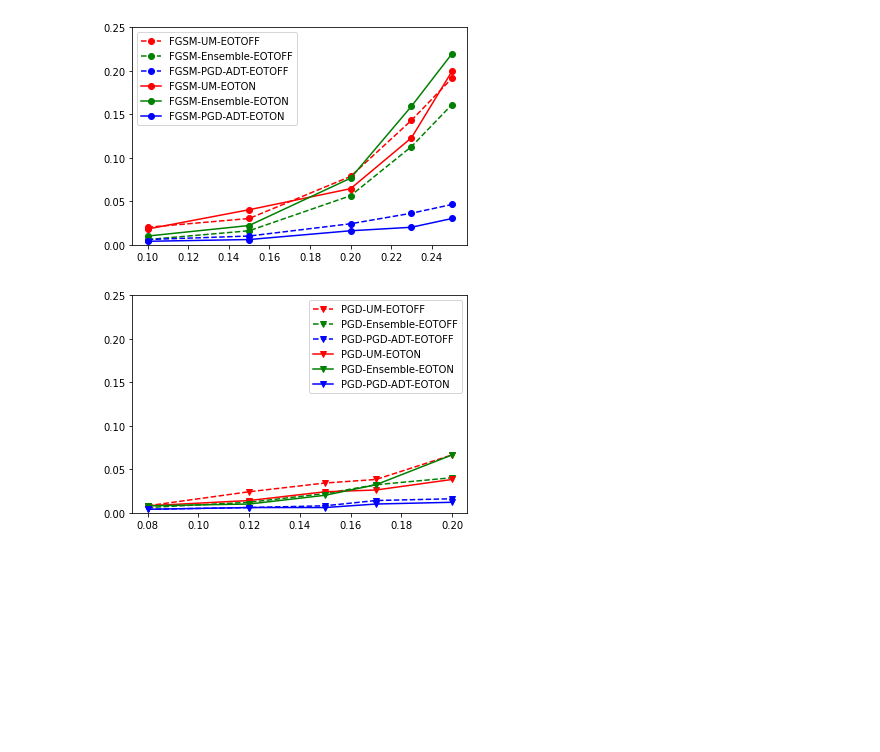
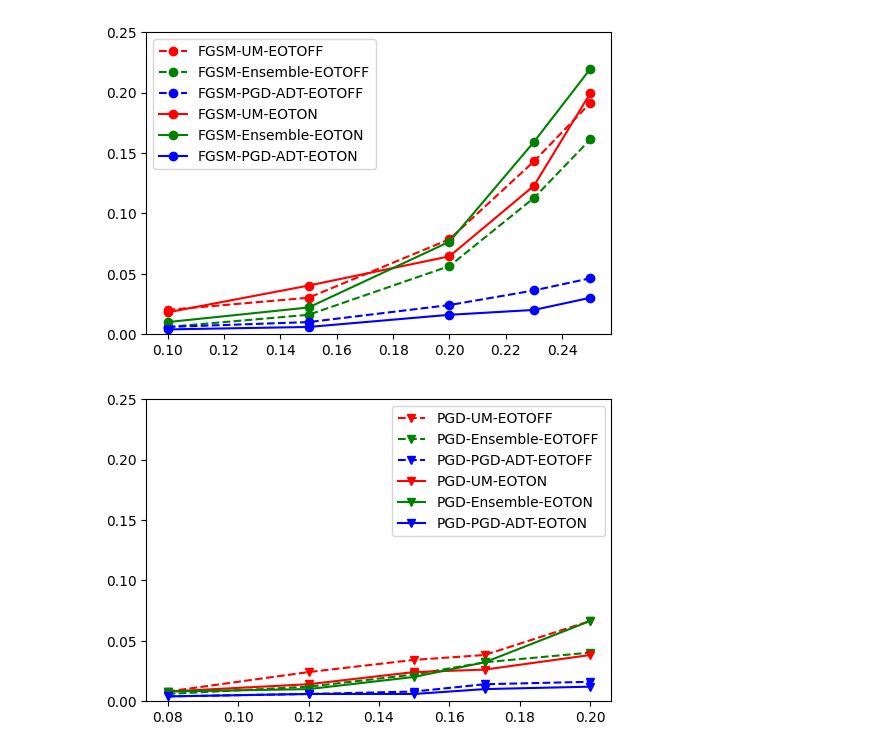
Before and after one commit to Arleycht/project-athena, a Jupyter notebook: Task2_update/ResultGraph.ipynb, the cells around one changed output. Saved outputs shown, nothing was run; the diff lists cells and outputs as text; code cells hidden in the pictures; blank space fills up the shorter version.

```diff
--- a/Task2_update/ResultGraph.ipynb
+++ b/Task2_update/ResultGraph.ipynb
@@ -87,35 +87,41 @@ modelcolors = {
 
 # FGSM
 
+plt.figure(dpi=100)
 plt.ylim(0, 0.25)
 
 for eot in eotmodes:
     for model in models:
         x, y = getpoints(errorrates['FGSM'][eot][model])
 
         style = ('-' if eot is 'EOTON' else '--') + attackstyles['FGSM'] + modelcolors[model]
         label = f"FGSM-{model}-" + eot
 
         plt.plot(x, y, style, label=label)
 
 plt.legend()
+Path('graphs').mkdir(exist_ok=True)
+plt.savefig("graphs/FGSM.png")
 plt.show()
 
 # PGD
 
+plt.figure(dpi=100)
 plt.ylim(0, 0.25)
 
 for eot in eotmodes:
     for model in models:
         x, y = getpoints(errorrates['PGD'][eot][model])
 
         style = ('-' if eot is 'EOTON' else '--') + attackstyles['PGD'] + modelcolors[model]
         label = f"PGD-{model}-" + eot
 
         plt.plot(x, y, style, label=label)
 
 plt.legend()
+Path('graphs').mkdir(exist_ok=True)
+plt.savefig("graphs/PGD.png")
 plt.show()
 # %% [output]
-[figure, old version]
+[figure, new version]
-[figure, old version]
+[figure, new version]
```
Also changed, not shown: 5 other files.
